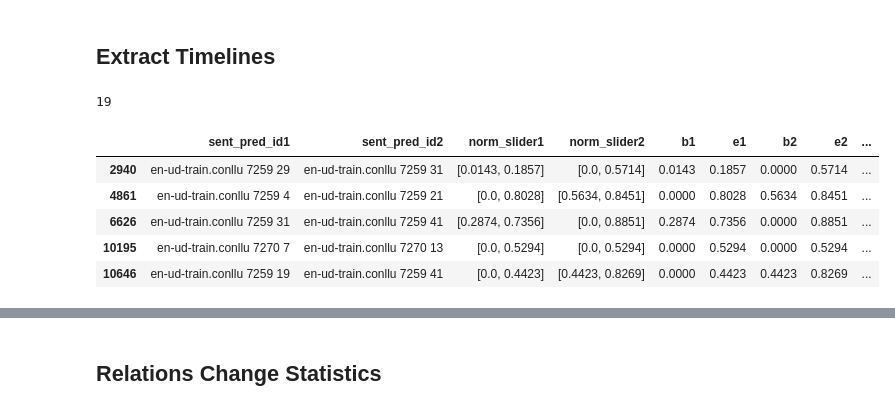
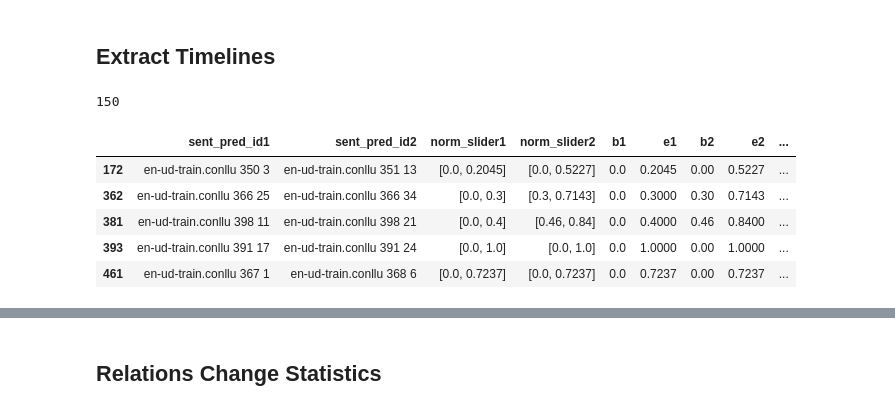
Before and after one commit to mdheller/factslab-protocols, a Jupyter notebook: Temporal_relations/Pre-process data (Timelines).ipynb, the cells around one changed output, grey strips where cells are left out. Drawn from its saved outputs; the diff is of its cells as text; code cells hidden in the pictures.

```diff
--- a/Temporal_relations/Pre-process data (Timelines).ipynb
+++ b/Temporal_relations/Pre-process data (Timelines).ipynb
@@ -332,14 +372,14 @@ def extract_preds(doc_id, data, split_data="train"):
 
     return pred_dict, idx, local_data
 # %%
-pred_dict, num_preds, local_data = extract_preds(91, out_data)
+pred_dict, num_preds, local_data = extract_preds(9, out_data)
 print(num_preds)
 local_data.head()
 # %% [output]
-19
+150
 |  | sent_pred_id1 | sent_pred_id2 | norm_slider1 | norm_slider2 | b1 | e1 | b2 | e2 | ... |
-| 2940 | en-ud-train.conllu 7259 29 | en-ud-train.conllu 7259 31 | [0.0143, 0.1857] | [0.0, 0.5714] | 0.0143 | 0.1857 | 0.0000 | 0.5714 | ... |
-| 4861 | en-ud-train.conllu 7259 4 | en-ud-train.conllu 7259 21 | [0.0, 0.8028] | [0.5634, 0.8451] | 0.0000 | 0.8028 | 0.5634 | 0.8451 | ... |
-| 6626 | en-ud-train.conllu 7259 31 | en-ud-train.conllu 7259 41 | [0.2874, 0.7356] | [0.0, 0.8851] | 0.2874 | 0.7356 | 0.0000 | 0.8851 | ... |
-| 10195 | en-ud-train.conllu 7270 7 | en-ud-train.conllu 7270 13 | [0.0, 0.5294] | [0.0, 0.5294] | 0.0000 | 0.5294 | 0.0000 | 0.5294 | ... |
-| 10646 | en-ud-train.conllu 7259 19 | en-ud-train.conllu 7259 41 | [0.0, 0.4423] | [0.4423, 0.8269] | 0.0000 | 0.4423 | 0.4423 | 0.8269 | ... |
+| 172 | en-ud-train.conllu 350 3 | en-ud-train.conllu 351 13 | [0.0, 0.2045] | [0.0, 0.5227] | 0.0 | 0.2045 | 0.00 | 0.5227 | ... |
+| 362 | en-ud-train.conllu 366 25 | en-ud-train.conllu 366 34 | [0.0, 0.3] | [0.3, 0.7143] | 0.0 | 0.3000 | 0.30 | 0.7143 | ... |
+| 381 | en-ud-train.conllu 398 11 | en-ud-train.conllu 398 21 | [0.0, 0.4] | [0.46, 0.84] | 0.0 | 0.4000 | 0.46 | 0.8400 | ... |
+| 393 | en-ud-train.conllu 391 17 | en-ud-train.conllu 391 24 | [0.0, 1.0] | [0.0, 1.0] | 0.0 | 1.0000 | 0.00 | 1.0000 | ... |
+| 461 | en-ud-train.conllu 367 1 | en-ud-train.conllu 368 6 | [0.0, 0.7237] | [0.0, 0.7237] | 0.0 | 0.7237 | 0.00 | 0.7237 | ... |
```
Also changed, not shown: parts of 24 cells of this notebook.
